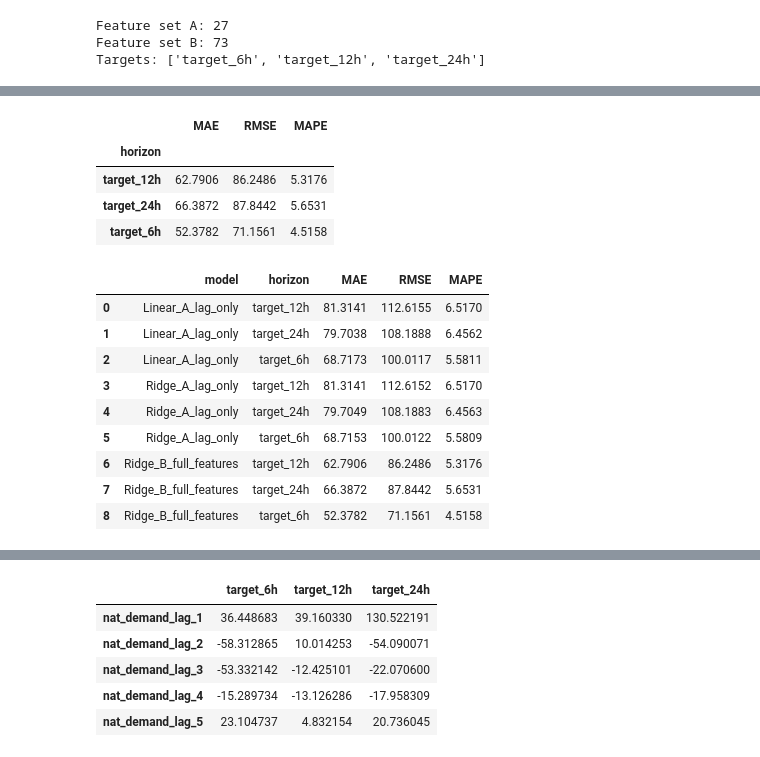
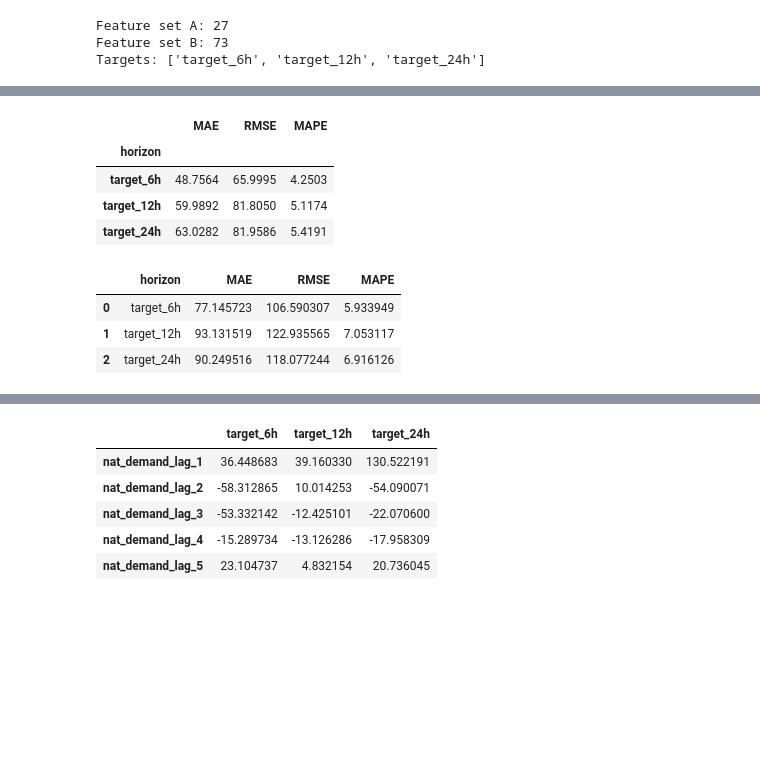
Before and after one commit to devipramita/Electricity-Load-Forecasting, a Jupyter notebook: LinearRegression_v4.20.ipynb, the cells around one changed output, grey strips where cells are left out. Drawn from its saved outputs; the diff is of its cells as text; code cells hidden in the pictures; blank space fills up the shorter version.

```diff
--- a/LinearRegression_v4.20.ipynb
+++ b/LinearRegression_v4.20.ipynb
@@ -197,6 +196,9 @@ Targets: ['target_6h', 'target_12h', 'target_24h']
 # %%
 model_data = df_feat.dropna().copy()
 
-print(model_data.shape)
-model_data[target_cols].head()
+model_data["year"] = model_data.index.year
+model_data["month"] = model_data.index.month
+
+print(model_data.index.min(), "to", model_data.index.max())
+print(model_data["year"].value_counts().sort_index())
 # %% [output]
@@ -303,0 +347,6 @@ def run_cv_model(data, feature_cols, target_cols, model):
+# %%
+final_train_mask = model_data["year"].between(2015, 2019)
+final_test_mask = (model_data["year"] == 2020) & (model_data["month"].isin([1, 2]))
+
+print("Final train size:", int(final_train_mask.sum()))
+print("Final test size:", int(final_test_mask.sum()))
@@ -324,6 +408,5 @@ lin_A_metrics.groupby("horizon")[["MAE", "RMSE", "MAPE"]].mean().round(4)
 # %%
 alphas = [0.01, 0.1, 1.0, 10.0, 100.0]
-
 ridge_results = []
 
 for alpha in alphas:
@@ -332,11 +415,12 @@ for alpha in alphas:
         ("model", Ridge(alpha=alpha))
     ])
 
-    metrics_df, _ = run_cv_model(
+    metrics_df, _ = run_year_cv_model(
         data=model_data,
         feature_cols=feature_set_A,
         target_cols=target_cols,
-        model=ridge_model
+        model=ridge_model,
+        cv_splits=cv_splits
     )
 
     avg_rmse = metrics_df["RMSE"].mean()
@@ -383,43 +474,41 @@ ridge_B_model = Pipeline([
     ("model", Ridge(alpha=best_alpha))
 ])
 
-ridge_B_metrics, ridge_B_preds = run_cv_model(
+ridge_B_cv_metrics, ridge_B_cv_preds = run_year_cv_model(
     data=model_data,
     feature_cols=feature_set_B,
     target_cols=target_cols,
-    model=ridge_B_model
+    model=ridge_B_model,
+    cv_splits=cv_splits
 )
 
-ridge_B_summary = ridge_B_metrics.groupby("horizon")[["MAE", "RMSE", "MAPE"]].mean().round(4)
-ridge_B_summary
+ridge_B_cv_summary = (
+    ridge_B_cv_metrics
+    .groupby("horizon")[["MAE", "RMSE", "MAPE"]]
+    .mean()
+    .reindex(order)
+    .round(4)
+)
+ridge_B_cv_summary
 # %% [output]
 |  | MAE | RMSE | MAPE |
 | horizon |  |  |  |
-| target_12h | 62.7906 | 86.2486 | 5.3176 |
-| target_24h | 66.3872 | 87.8442 | 5.6531 |
-| target_6h | 52.3782 | 71.1561 | 4.5158 |
+| target_6h | 48.7564 | 65.9995 | 4.2503 |
+| target_12h | 59.9892 | 81.8050 | 5.1174 |
+| target_24h | 63.0282 | 81.9586 | 5.4191 |
 # %%
-def add_model_name(summary_df, model_name):
-    out = summary_df.copy().reset_index()
-    out["model"] = model_name
-    return out
+lin_A_test_metrics, lin_A_test_preds = run_final_test_model(
+    data=model_data,
+    feature_cols=feature_set_A,
+    target_cols=target_cols,
+    model=linear_model,
+    train_mask=final_train_mask,
+    test_mask=final_test_mask
+)
 
-comparison = pd.concat([
-    add_model_name(lin_A_metrics.groupby("horizon")[["MAE", "RMSE", "MAPE"]].mean().round(4), "Linear_A_lag_only"),
-    add_model_name(ridge_A_summary, "Ridge_A_lag_only"),
-    add_model_name(ridge_B_summary, "Ridge_B_full_features")
-], ignore_index=True)
-
-comparison = comparison[["model", "horizon", "MAE", "RMSE", "MAPE"]]
-comparison
+lin_A_test_metrics
 # %% [output]
-|  | model | horizon | MAE | RMSE | MAPE |
-| 0 | Linear_A_lag_only | target_12h | 81.3141 | 112.6155 | 6.5170 |
-| 1 | Linear_A_lag_only | target_24h | 79.7038 | 108.1888 | 6.4562 |
-| 2 | Linear_A_lag_only | target_6h | 68.7173 | 100.0117 | 5.5811 |
-| 3 | Ridge_A_lag_only | target_12h | 81.3141 | 112.6152 | 6.5170 |
-| 4 | Ridge_A_lag_only | target_24h | 79.7049 | 108.1883 | 6.4563 |
-| 5 | Ridge_A_lag_only | target_6h | 68.7153 | 100.0122 | 5.5809 |
-| 6 | Ridge_B_full_features | target_12h | 62.7906 | 86.2486 | 5.3176 |
-| 7 | Ridge_B_full_features | target_24h | 66.3872 | 87.8442 | 5.6531 |
-| 8 | Ridge_B_full_features | target_6h | 52.3782 | 71.1561 | 4.5158 |
+|  | horizon | MAE | RMSE | MAPE |
+| 0 | target_6h | 77.145723 | 106.590307 | 5.933949 |
+| 1 | target_12h | 93.131519 | 122.935565 | 7.053117 |
+| 2 | target_24h | 90.249516 | 118.077244 | 6.916126 |
```
Also changed, not shown: parts of 25 cells of this notebook.
